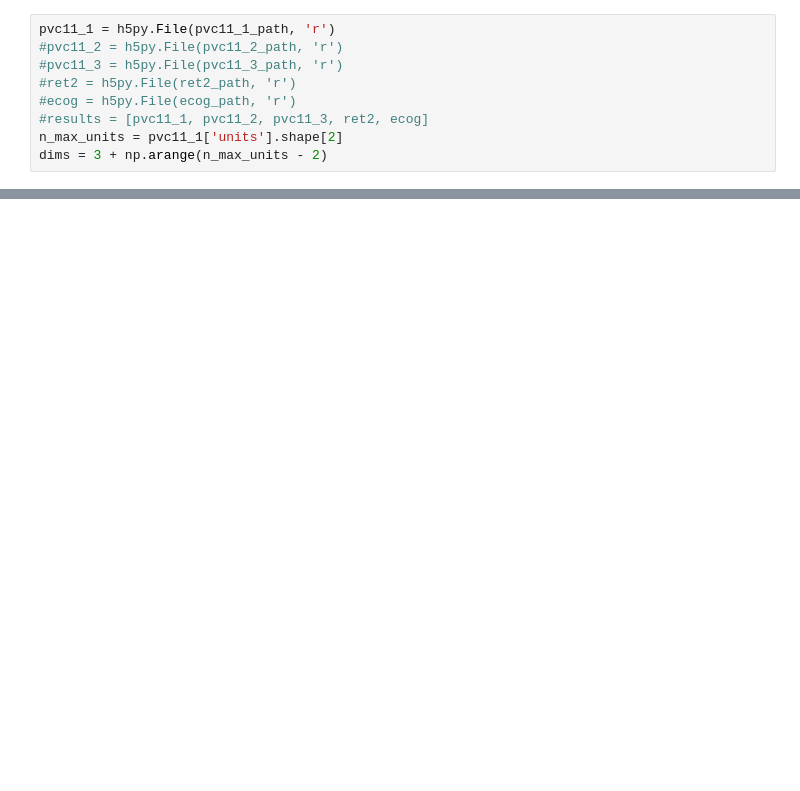
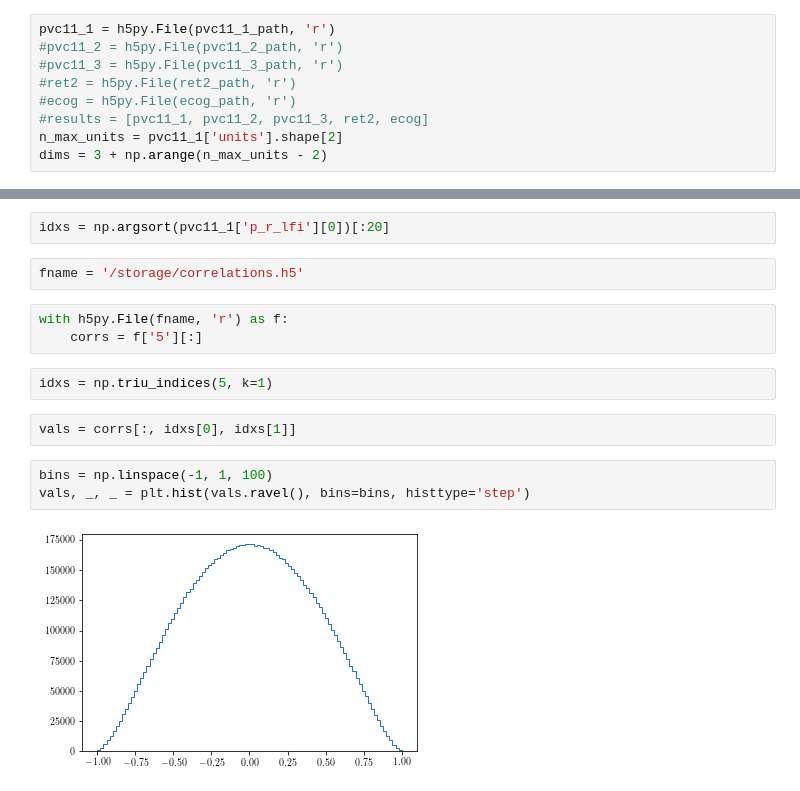
Before and after one commit to BouchardLab/noise_correlations, a Jupyter notebook: figures/figure4.ipynb, the cells around one changed output, grey strips where cells are left out. Cells and saved outputs as stored; diff of their text form; blank space fills up the shorter version.

```diff
--- a/figures/figure4.ipynb
+++ b/figures/figure4.ipynb
@@ -224,0 +229,16 @@ plt.savefig('figure4.pdf', bbox_inches='tight')
+# %%
+idxs = np.argsort(pvc11_1['p_r_lfi'][0])[:20]
+# %%
+fname = '/storage/correlations.h5'
+# %%
+with h5py.File(fname, 'r') as f:
+    corrs = f['5'][:]
+# %%
+idxs = np.triu_indices(5, k=1)
+# %%
+vals = corrs[:, idxs[0], idxs[1]]
+# %%
+bins = np.linspace(-1, 1, 100)
+vals, _, _ = plt.hist(vals.ravel(), bins=bins, histtype='step')
+# %% [output]
+[figure, added]
```
Also changed, not shown: parts of 5 cells of this notebook.
